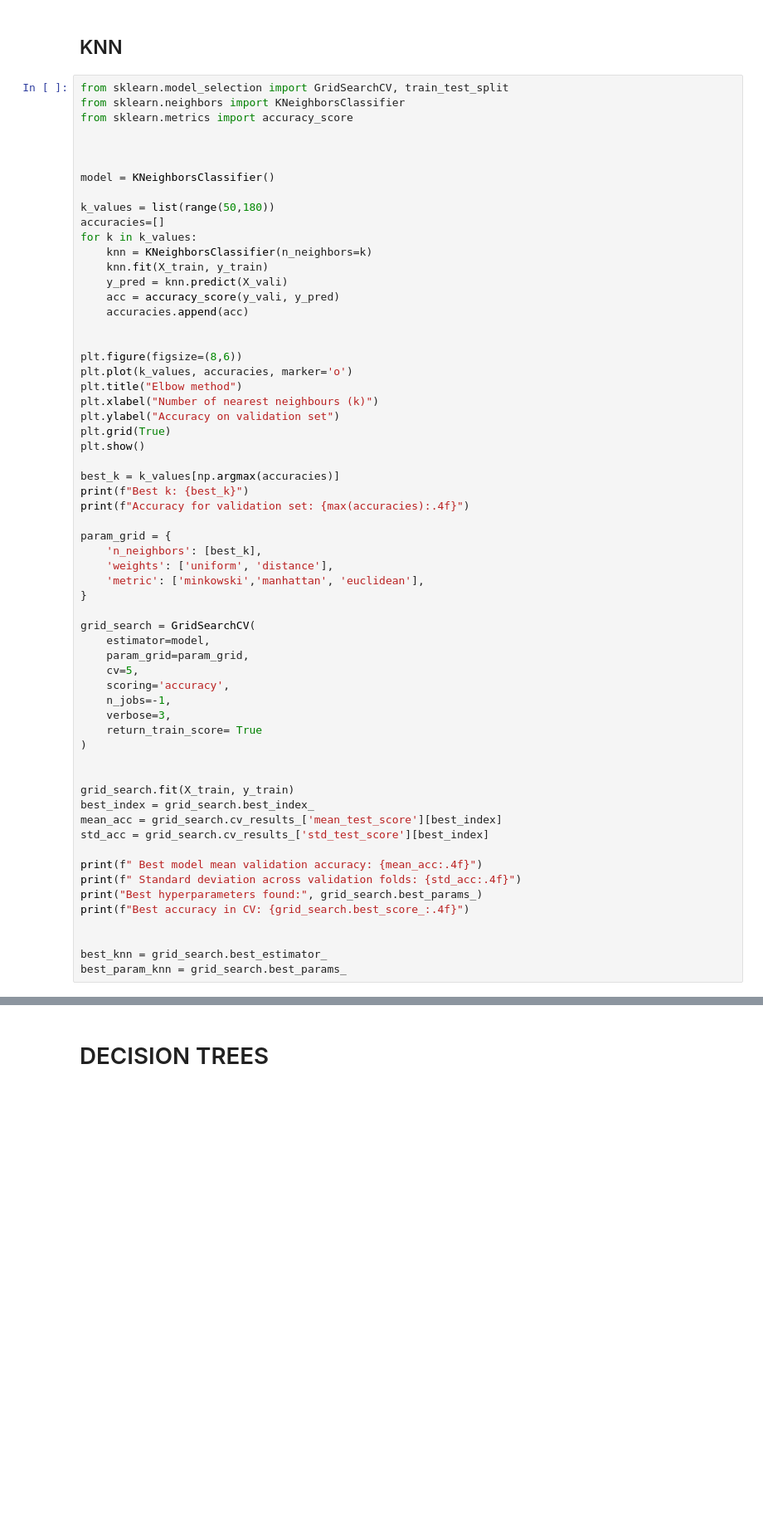
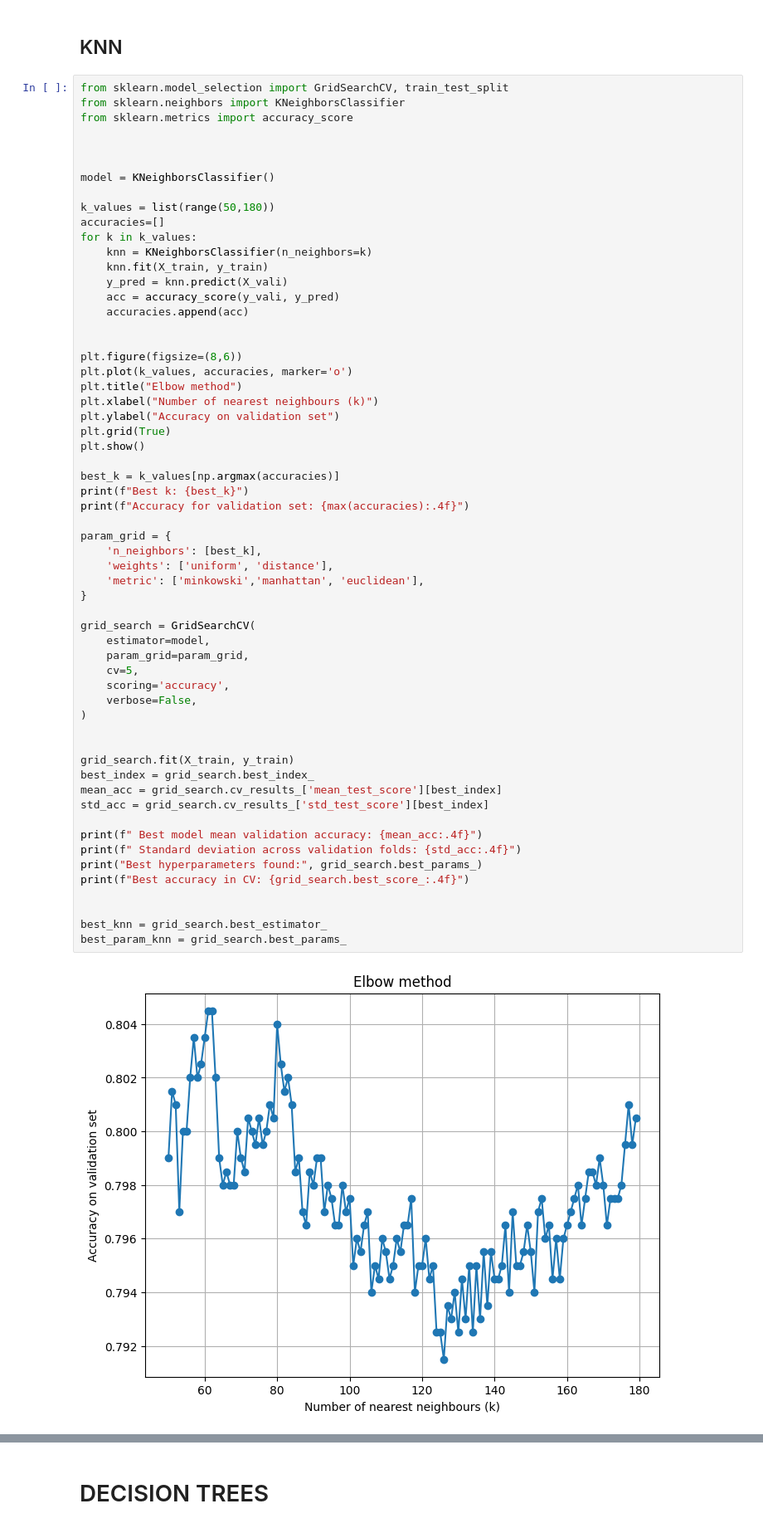
Before and after one commit to surianosapienza/fds-pokemon, a Jupyter notebook: notebooks/02_modeling.ipynb, the cells around one changed output, grey strips where cells are left out. Shown at 83% size. Drawn from its saved outputs; the diff is of its cells as text; blank space fills up the shorter version.

```diff
--- a/notebooks/02_modeling.ipynb
+++ b/notebooks/02_modeling.ipynb
@@ -154,33 +157,32 @@ print(f"Best k: {best_k}")
 print(f"Accuracy for validation set: {max(accuracies):.4f}")
 
 param_grid = {
     'n_neighbors': [best_k],
     'weights': ['uniform', 'distance'],
     'metric': ['minkowski','manhattan', 'euclidean'],
 }
 
 grid_search = GridSearchCV(
     estimator=model,
     param_grid=param_grid,
     cv=5,
     scoring='accuracy',
-    n_jobs=-1,
-    verbose=3,
-    return_train_score= True
+    verbose=False,
 )
 
 
 grid_search.fit(X_train, y_train)
 best_index = grid_search.best_index_
 mean_acc = grid_search.cv_results_['mean_test_score'][best_index]
 std_acc = grid_search.cv_results_['std_test_score'][best_index]
 
 print(f" Best model mean validation accuracy: {mean_acc:.4f}")
 print(f" Standard deviation across validation folds: {std_acc:.4f}")
 print("Best hyperparameters found:", grid_search.best_params_)
 print(f"Best accuracy in CV: {grid_search.best_score_:.4f}")
 
 
 best_knn = grid_search.best_estimator_
 best_param_knn = grid_search.best_params_
 # %% [output]
+[figure, new version]
```
Also changed, not shown: parts of 18 cells of this notebook, 2 other files.
